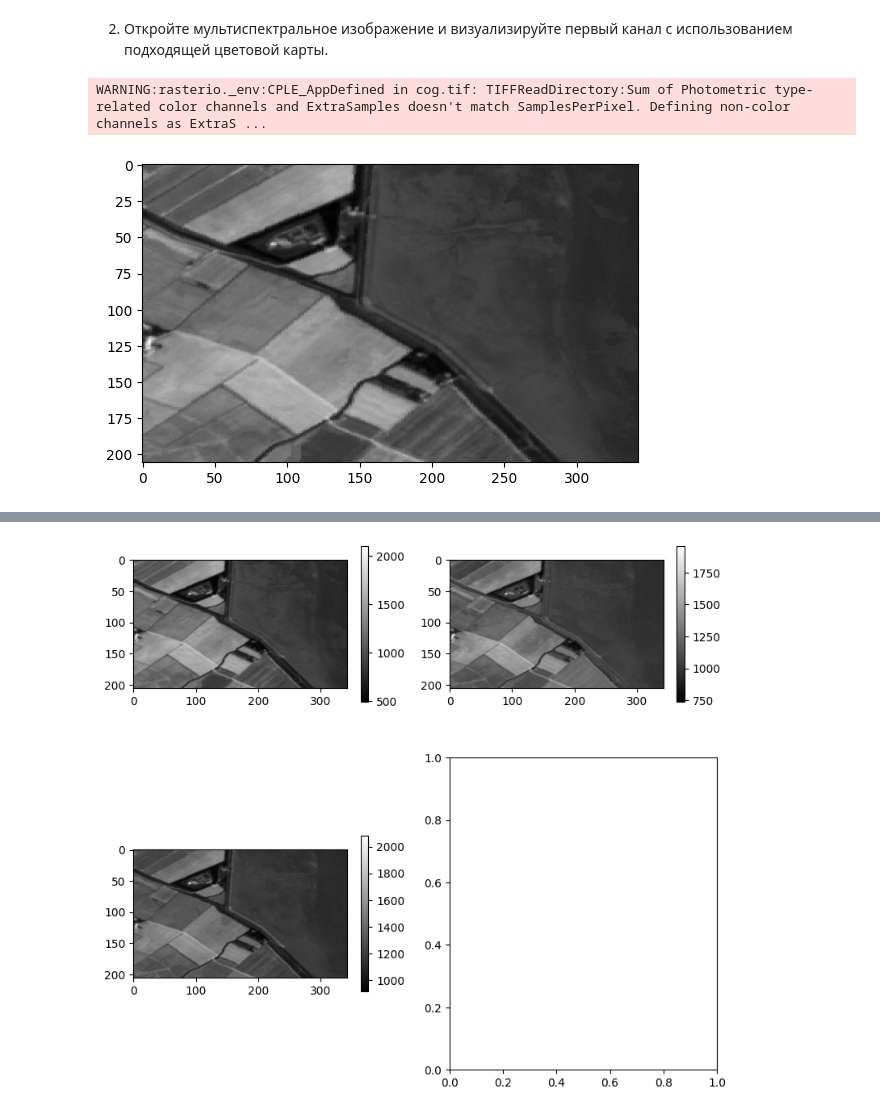
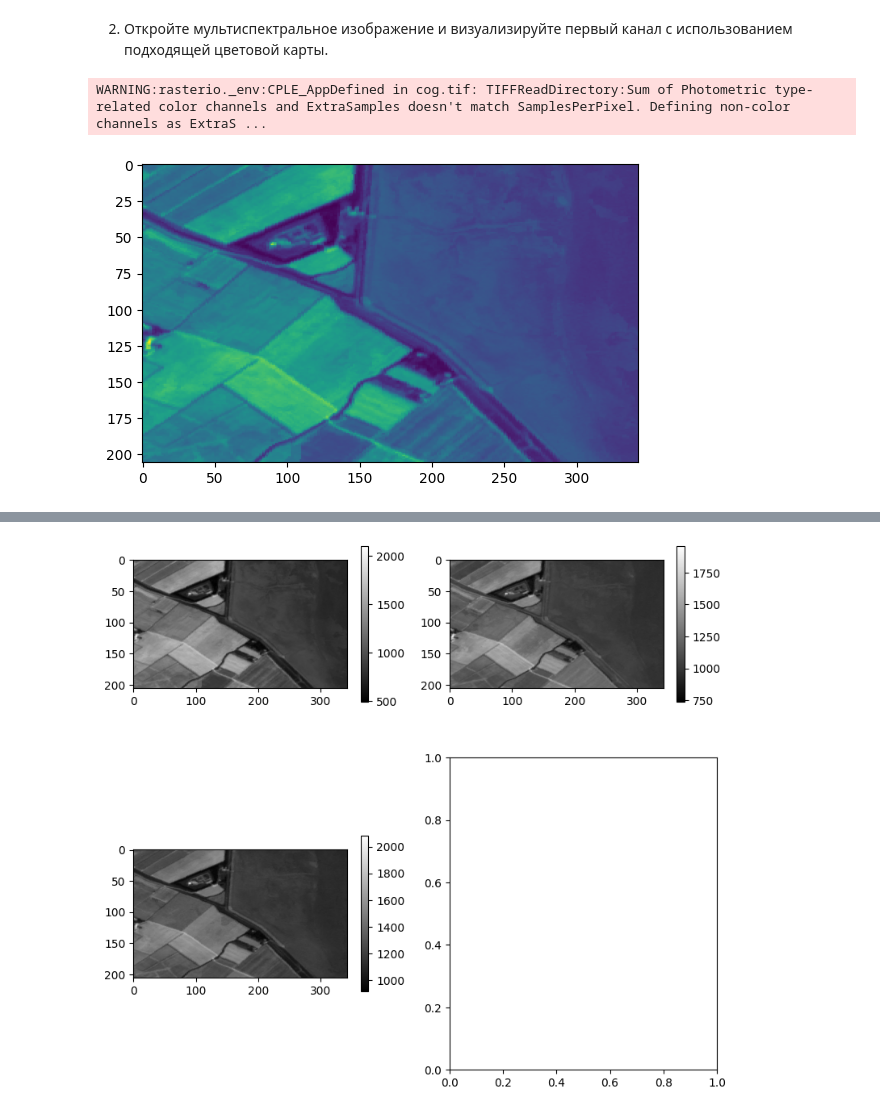
Before and after one commit to ilyak0n/image_processing, a Jupyter notebook: Практическая_работа_№4._Работа_с_растровыми_данными_в_Rasterio.ipynb, the cells around one changed output, grey strips where cells are left out. Drawn from its saved outputs; the diff is of its cells as text; code cells hidden in the pictures.

```diff
--- a/Практическая_работа_№4._Работа_с_растровыми_данными_в_Rasterio.ipynb
+++ b/Практическая_работа_№4._Работа_с_растровыми_данными_в_Rasterio.ipynb
@@ -72,10 +72,10 @@ plt.show()
 # %%
 landsat_path = ("https://github.com/opengeos/datasets/releases/download/raster/cog.tif")
 
 src1 = rasterio.open(landsat_path)
 
-plt.imshow(src1.read(1), cmap='gray')
+plt.imshow(src1.read(1), cmap='viridis')
 plt.show()
 # %% [output]
 WARNING:rasterio._env:CPLE_AppDefined in cog.tif: TIFFReadDirectory:Sum of Photometric type-related color channels and ExtraSamples doesn't match SamplesPerPixel. Defining non-color channels as ExtraS ...
-[figure, old version]
+[figure, new version]
```
Also changed, not shown: parts of 3 cells of this notebook.
